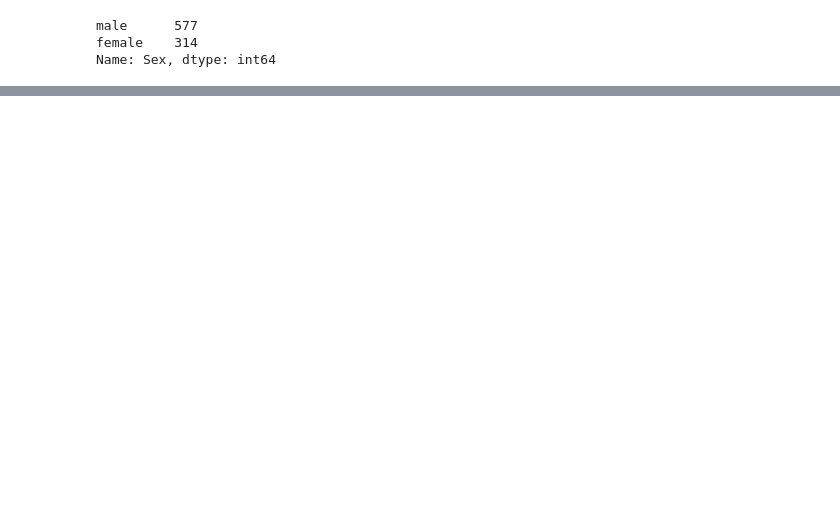
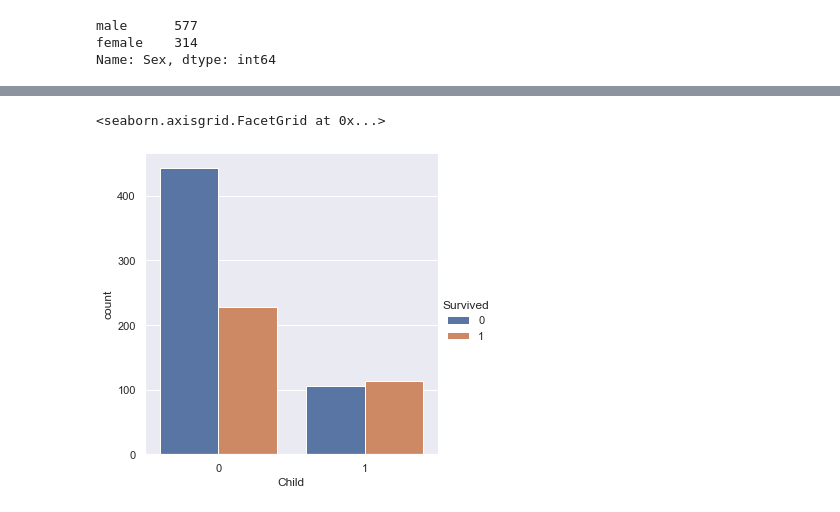
Before and after one commit to warshtayner/Kaggle_Titanic, a Jupyter notebook: Version_3.ipynb, the cells around one changed output, grey strips where cells are left out. Cells and saved outputs as stored; diff of their text form; code cells hidden in the pictures; blank space fills up the shorter version.

```diff
--- a/Version_3.ipynb
+++ b/Version_3.ipynb
@@ -122,0 +207,11 @@ memory usage: 33.2+ KB
+# %%
+train['Child'] = np.where((train['Parch'] > 0) | (train['Age'] <= 14), 1, 0)
+task['Child'] = np.where((task['Parch'] > 0) | (task['Age'] <= 14), 1, 0)
+# %%
+train = train.reindex(columns=['Pclass', 'Name', 'Sex', 'Age', 'SibSp', 'Parch', 'Child', 'Ticket', 'Fare',
+       'Cabin', 'Embarked', 'Survived'])
+task = task.reindex(columns=['Pclass', 'Name', 'Sex', 'Age', 'SibSp', 'Parch', 'Child', 'Ticket', 'Fare',
+       'Cabin', 'Embarked'])
+# %%
+train['Parent'] = np.where((train['Child'] == 1) & ((train['Parch'] > 0) | train['Ticket'].duplicated()), 1, 0)
+task['Parent'] = np.where((task['Child'] == 1) & (task['Parch'] > 0 | task['Ticket'].duplicated()), 1, 0)
@@ -122,0 +224,10 @@ memory usage: 33.2+ KB
+# %%
+train = train.reindex(columns=['Pclass', 'Name', 'Sex', 'Age', 'SibSp', 'Parch', 'Parent', 'Child', 'Ticket',
+       'Fare', 'Cabin', 'Embarked', 'Survived'])
+task = task.reindex(columns=['Pclass', 'Name', 'Sex', 'Age', 'SibSp', 'Parch', 'Parent', 'Child', 'Ticket',
+       'Fare', 'Cabin', 'Embarked'])
+# %%
+sns.catplot(data=train, x='Child', hue='Survived', kind='count')
+# %% [output]
+<seaborn.axisgrid.FacetGrid at 0x...>
+[figure, added]
```
Also changed, not shown: parts of 37 cells of this notebook.
